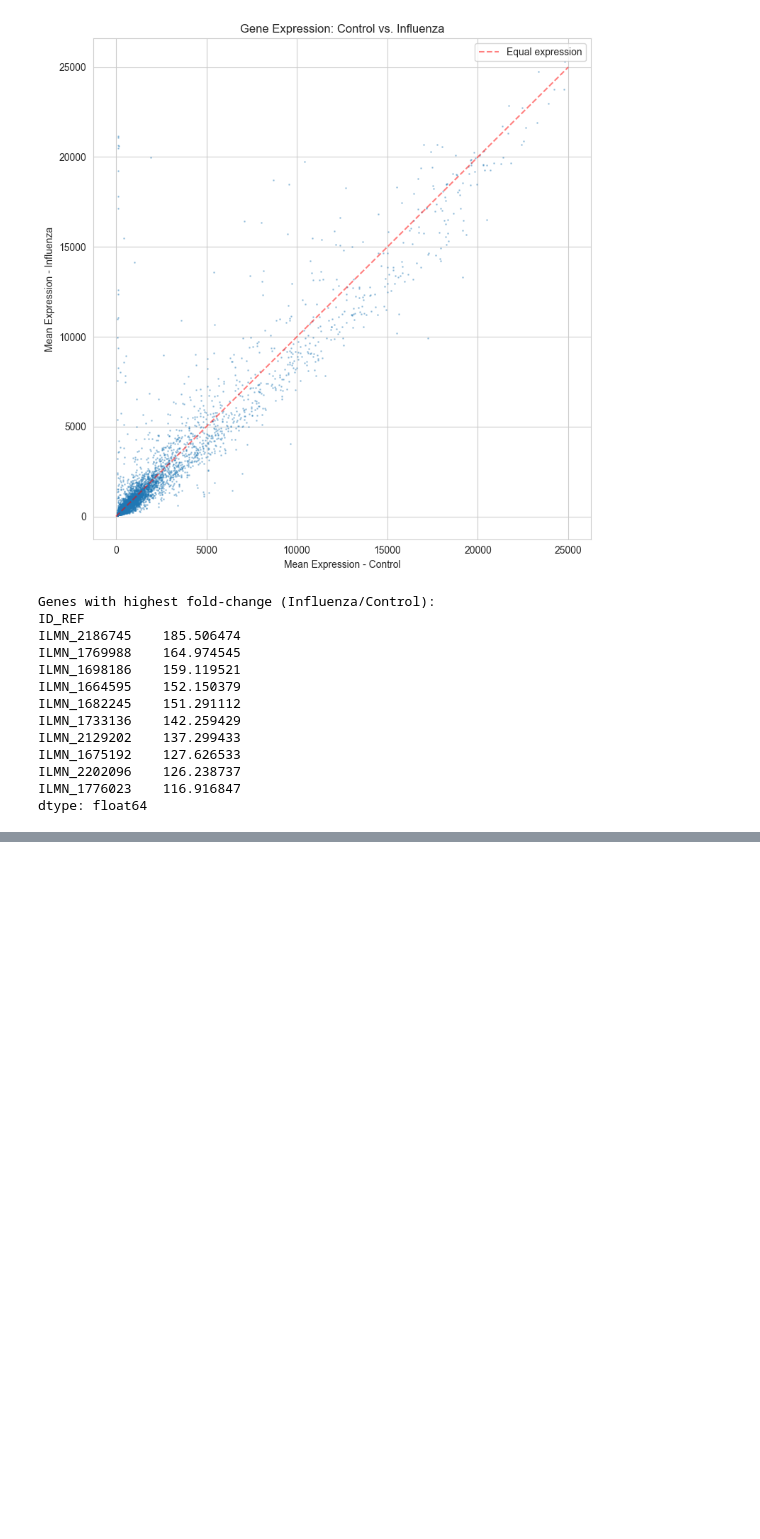
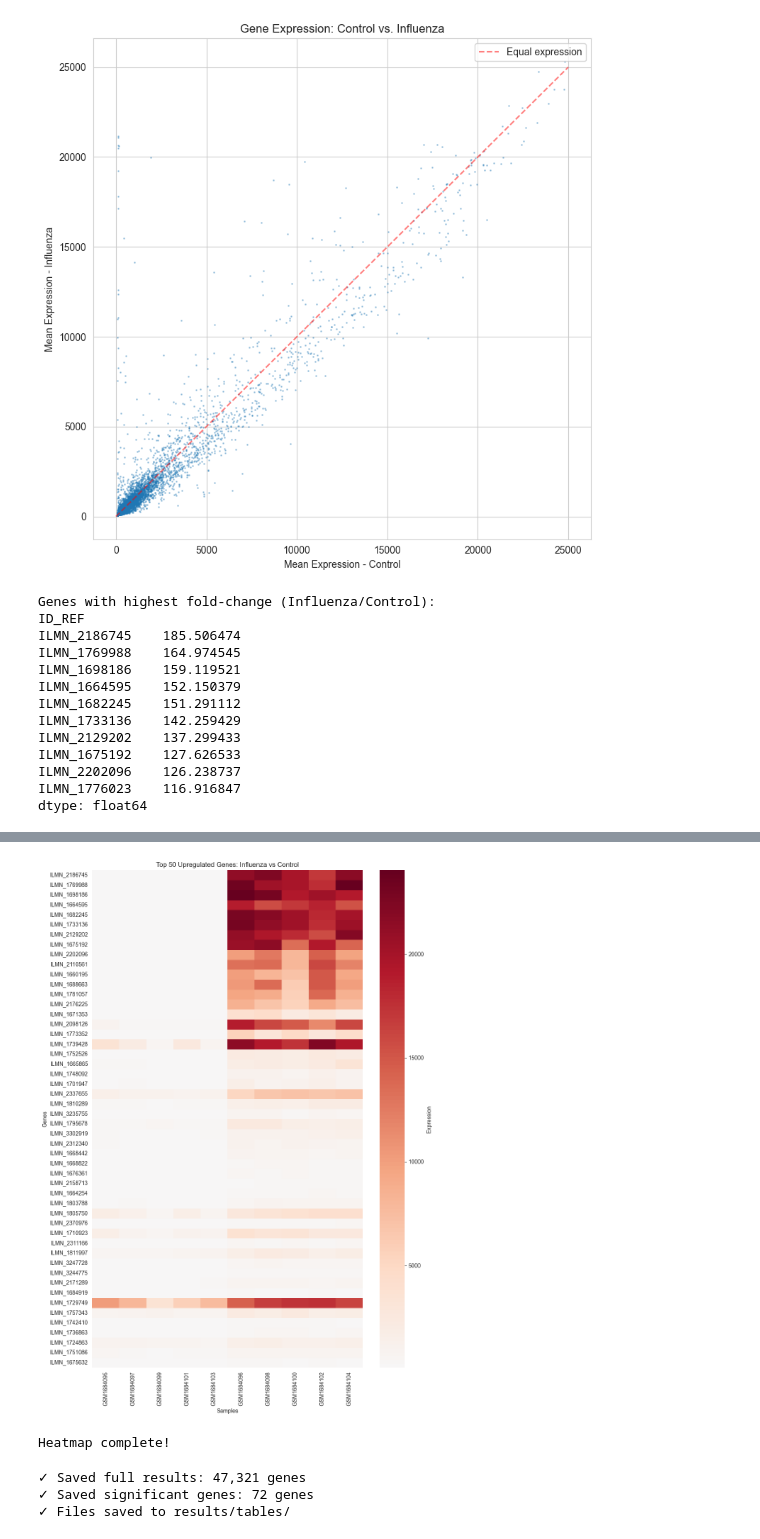
Before and after one commit to Tasdeed/gene-expression-analysis, a Jupyter notebook: notebooks/01_data_exploration.ipynb, the cells around one changed output, grey strips where cells are left out. Drawn from its saved outputs; the diff is of its cells as text; code cells hidden in the pictures; blank space fills up the shorter version.

```diff
--- a/notebooks/01_data_exploration.ipynb
+++ b/notebooks/01_data_exploration.ipynb
@@ -229,0 +345,48 @@ dtype: float64
+# %%
+import seaborn as sns
+
+# Get top 50 significant genes by absolute log2 fold change
+top_genes = results[results['significant']].nlargest(50, 'log2_fold_change')
+top_gene_ids = top_genes['gene'].tolist()
+
+# Extract expression data for these genes
+heatmap_data = expression_data.loc[top_gene_ids]
+
+# Reorder columns by treatment group
+column_order = metadata.sort_values('treatment')['sample_id'].tolist()
+heatmap_data = heatmap_data[column_order]
+
+# Create heatmap
+plt.figure(figsize=(10, 14))
+sns.heatmap(heatmap_data, cmap='RdBu_r', center=0,
+            cbar_kws={'label': 'Expression'},
+            yticklabels=True, xticklabels=True)
+plt.title('Top 50 Upregulated Genes: Influenza vs Control')
+plt.xlabel('Samples')
+plt.ylabel('Genes')
+plt.tight_layout()
+plt.show()
+
+print("Heatmap complete!")
+# %% [output]
+[figure, added]
+Heatmap complete!
+# %%
+# Save the full results table
+results.to_csv('../results/tables/differential_expression_results.csv', index=False)
+
+# Save just the significant genes
+sig_genes = results[results['significant']].sort_values('log2_fold_change', ascending=False)
+sig_genes.to_csv('../results/tables/significant_genes.csv', index=False)
+
+# Save the expression matrix for significant genes
+sig_expression = expression_data.loc[sig_genes['gene']]
+sig_expression.to_csv('../data/processed/significant_genes_expression.csv')
+
+print(f"✓ Saved full results: {len(results):,} genes")
+print(f"✓ Saved significant genes: {len(sig_genes):,} genes")
+print(f"✓ Files saved to results/tables/")
+# %% [output]
+✓ Saved full results: 47,321 genes
+✓ Saved significant genes: 72 genes
+✓ Files saved to results/tables/
```
Also changed, not shown: parts of 3 cells of this notebook, 3 other files.
